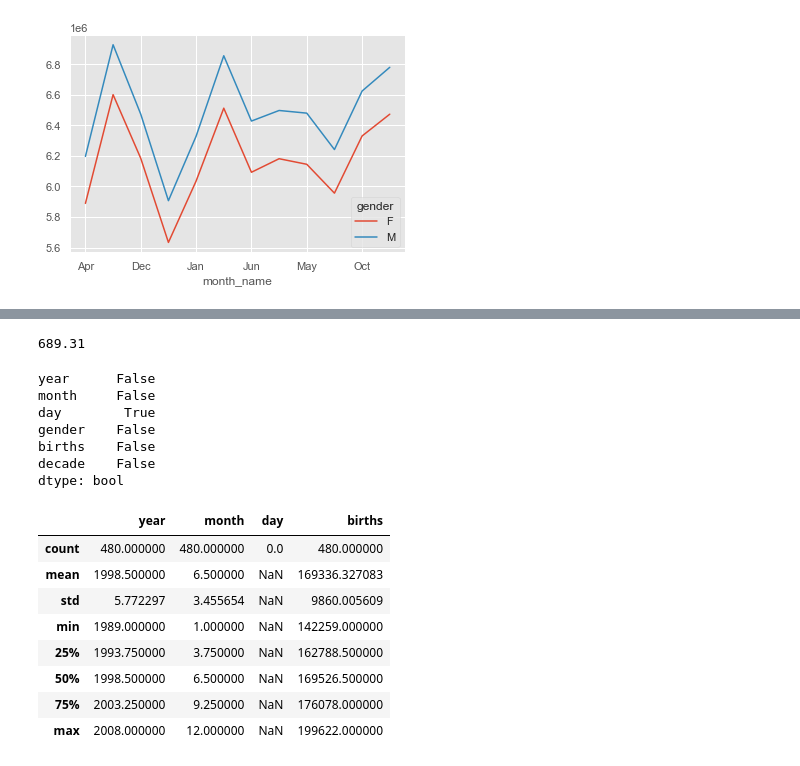
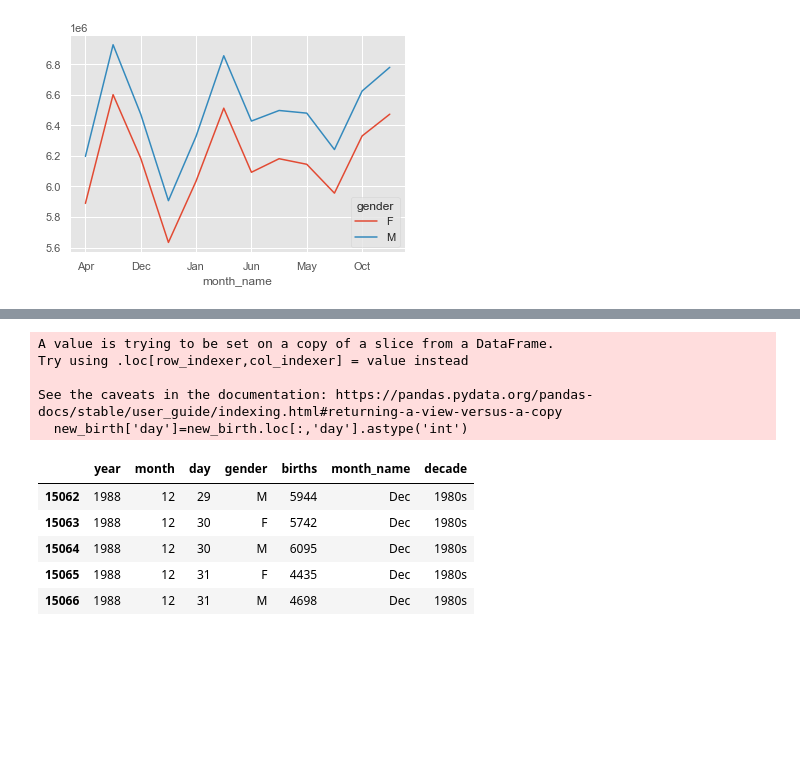
Before and after one commit to imabiodun/Birth_learn, a Jupyter notebook: birth_lernen.ipynb, the cells around one changed output, grey strips where cells are left out. Drawn from its saved outputs; the diff is of its cells as text; code cells hidden in the pictures; blank space fills up the shorter version.

```diff
--- a/birth_lernen.ipynb
+++ b/birth_lernen.ipynb
@@ -119,26 +114,0 @@ array([4358. , 4814. , 5289.5])
-# %%
-sig
-# %% [output]
-689.31
-# %%
-birth.isnull().any()
-# %% [output]
-year      False
-month     False
-day        True
-gender    False
-births    False
-decade    False
-dtype: bool
-# %%
-birth.loc[birth['day'].isnull()].describe()
-# %% [output]
-|  | year | month | day | births |
-| count | 480.000000 | 480.000000 | 0.0 | 480.000000 |
-| mean | 1998.500000 | 6.500000 | NaN | 169336.327083 |
-| std | 5.772297 | 3.455654 | NaN | 9860.005609 |
-| min | 1989.000000 | 1.000000 | NaN | 142259.000000 |
-| 25% | 1993.750000 | 3.750000 | NaN | 162788.500000 |
-| 50% | 1998.500000 | 6.500000 | NaN | 169526.500000 |
-| 75% | 2003.250000 | 9.250000 | NaN | 176078.000000 |
-| max | 2008.000000 | 12.000000 | NaN | 199622.000000 |
@@ -144,0 +117,17 @@ birth.loc[birth['day'].isnull()].describe()
+# %%
+new_birth['day']=new_birth.loc[:,'day'].astype('int')
+# %% [output]
+A value is trying to be set on a copy of a slice from a DataFrame.
+Try using .loc[row_indexer,col_indexer] = value instead
+
+See the caveats in the documentation: https://pandas.pydata.org/pandas-docs/stable/user_guide/indexing.html#returning-a-view-versus-a-copy
+  new_birth['day']=new_birth.loc[:,'day'].astype('int')
+# %%
+new_birth.tail()
+# %% [output]
+|  | year | month | day | gender | births | month_name | decade |
+| 15062 | 1988 | 12 | 29 | M | 5944 | Dec | 1980s |
+| 15063 | 1988 | 12 | 30 | F | 5742 | Dec | 1980s |
+| 15064 | 1988 | 12 | 30 | M | 6095 | Dec | 1980s |
+| 15065 | 1988 | 12 | 31 | F | 4435 | Dec | 1980s |
+| 15066 | 1988 | 12 | 31 | M | 4698 | Dec | 1980s |
```
Also changed, not shown: parts of 20 cells of this notebook.
